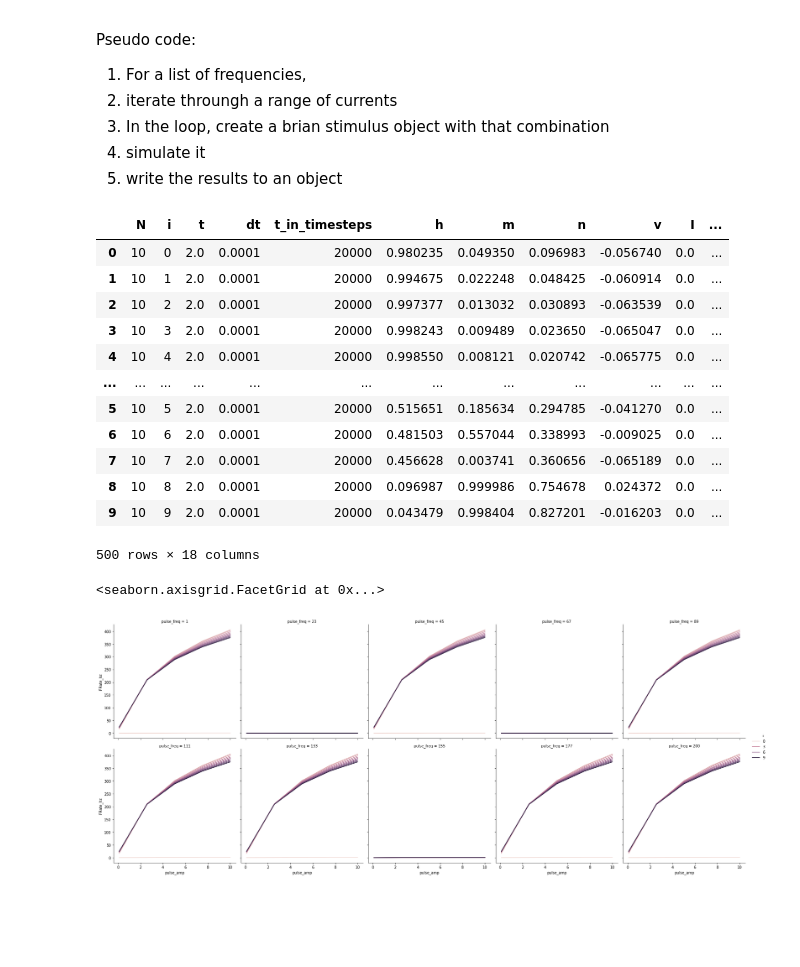
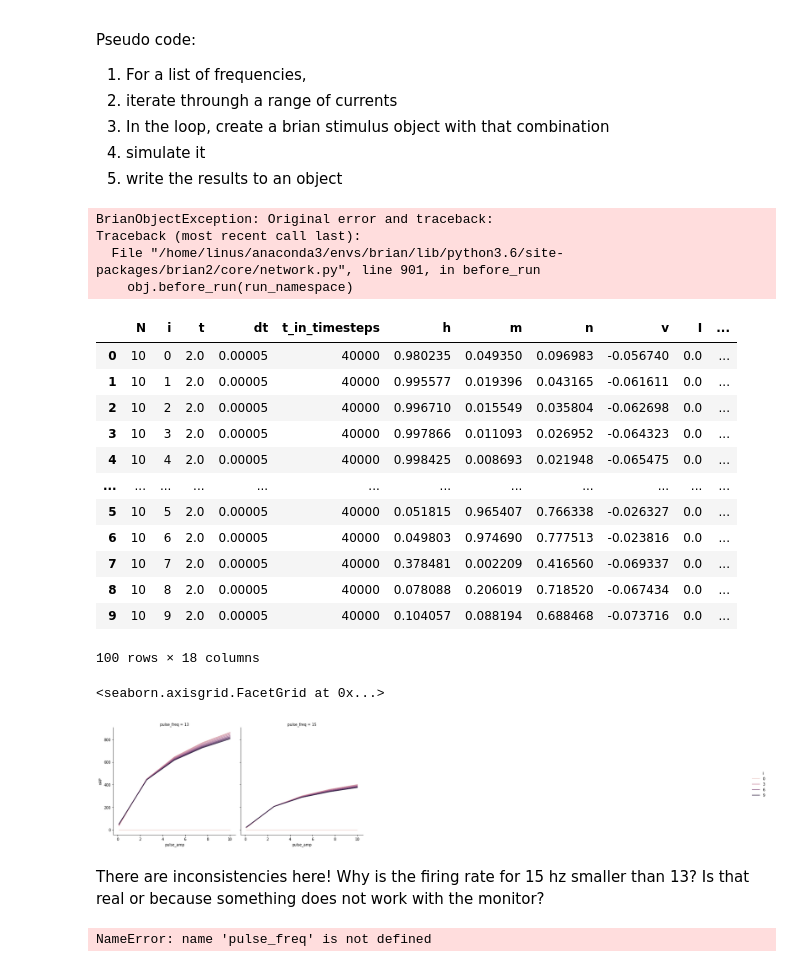
Before and after one commit to linusconrad/neurodynamics-learning, a Jupyter notebook: HHsandbox.ipynb, the cells around one changed output. Drawn from its saved outputs; the diff is of its cells as text; code cells hidden in the pictures; blank space fills up the shorter version.

Commit message:
broken something

```diff
--- a/HHsandbox.ipynb
+++ b/HHsandbox.ipynb
@@ -1120,9 +1119,10 @@ Pseudo code:
 5. write the results to an object
 # %%
 resultsfrqCC = []
+resultsts = []
 
 # assign the parameters of the stimulation
-freqoi = np.linspace(1,200,10, dtype = 'int')
+freqoi = [13,15] #np.linspace(1,23,10, dtype = 'int')
 ampoi = np.linspace(0.1,10,5)
 pwidth = 0.3     #width for pulse generator
 runtime = 2000   # time to run pulse generation and experi
@@ -1141,9 +1141,10 @@ for freq in freqoi:
         # create the neurons
         N = 10
         group = NeuronGroup(N, eqs_HH_area,
-                    threshold='v > -40*mV',
-                    refractory='v > -40*mV',
-                    method='exponential_euler')
+                           threshold='v > -0*mV',
+                           refractory='v > -0*mV',
+                           method='exponential_euler',
+                           dt = 5e-05*second)
         group.I = 0.00*namp # start with no stimulation
         group.v = -64.8*mV # start with no stimulation
         group.dens_na = np.linspace(0.1,200,N)*msiemens*cm**-2
@@ -1152,41 +1153,54 @@ for freq in freqoi:
         #run the simulation
         loopnet = Network(group, spikemon)
         loopnet.run(runtime*ms)
-
         # assign the results
         loopresult = tidy_byN(group, spikemon)
         loopresult['pulse_freq'] = [freq]*len(loopresult['v'])
         loopresult['pulse_amp'] = [stimamp]*len(loopresult['v'])
         loopresult['pulse_width'] = [pwidth]*len(loopresult['v'])
-
+        # assign the timeseries
+        loopts = tidy_v(statemon)
+        loopts['pulse_freq'] = [freq]*len(loopts['v'])
+        loopts['pulse_amp'] = [stimamp]*len(loopts['v'])
+        loopts['pulse_width'] = [pwidth]*len(loopts['v'])
         resultsfrqCC.append(loopresult)
+        resultsts.append(loopts)
+# %% [output]
+BrianObjectException: Original error and traceback:
+Traceback (most recent call last):
+  File "/home/linus/anaconda3/envs/brian/lib/python3.6/site-packages/brian2/core/network.py", line 901, in before_run
+    obj.before_run(run_namespace)
 # %%
 resultsfrqCC = pd.concat(resultsfrqCC)
 # %%
 resultsfrqCC
 # %% [output]
 |  | N | i | t | dt | t_in_timesteps | h | m | n | v | I | ... |
-| 0 | 10 | 0 | 2.0 | 0.0001 | 20000 | 0.980235 | 0.049350 | 0.096983 | -0.056740 | 0.0 | ... |
-| 1 | 10 | 1 | 2.0 | 0.0001 | 20000 | 0.994675 | 0.022248 | 0.048425 | -0.060914 | 0.0 | ... |
-| 2 | 10 | 2 | 2.0 | 0.0001 | 20000 | 0.997377 | 0.013032 | 0.030893 | -0.063539 | 0.0 | ... |
-| 3 | 10 | 3 | 2.0 | 0.0001 | 20000 | 0.998243 | 0.009489 | 0.023650 | -0.065047 | 0.0 | ... |
-| 4 | 10 | 4 | 2.0 | 0.0001 | 20000 | 0.998550 | 0.008121 | 0.020742 | -0.065775 | 0.0 | ... |
+| 0 | 10 | 0 | 2.0 | 0.00005 | 40000 | 0.980235 | 0.049350 | 0.096983 | -0.056740 | 0.0 | ... |
+| 1 | 10 | 1 | 2.0 | 0.00005 | 40000 | 0.995577 | 0.019396 | 0.043165 | -0.061611 | 0.0 | ... |
+| 2 | 10 | 2 | 2.0 | 0.00005 | 40000 | 0.996710 | 0.015549 | 0.035804 | -0.062698 | 0.0 | ... |
+| 3 | 10 | 3 | 2.0 | 0.00005 | 40000 | 0.997866 | 0.011093 | 0.026952 | -0.064323 | 0.0 | ... |
+| 4 | 10 | 4 | 2.0 | 0.00005 | 40000 | 0.998425 | 0.008693 | 0.021948 | -0.065475 | 0.0 | ... |
 | ... | ... | ... | ... | ... | ... | ... | ... | ... | ... | ... | ... |
-| 5 | 10 | 5 | 2.0 | 0.0001 | 20000 | 0.515651 | 0.185634 | 0.294785 | -0.041270 | 0.0 | ... |
-| 6 | 10 | 6 | 2.0 | 0.0001 | 20000 | 0.481503 | 0.557044 | 0.338993 | -0.009025 | 0.0 | ... |
-| 7 | 10 | 7 | 2.0 | 0.0001 | 20000 | 0.456628 | 0.003741 | 0.360656 | -0.065189 | 0.0 | ... |
-| 8 | 10 | 8 | 2.0 | 0.0001 | 20000 | 0.096987 | 0.999986 | 0.754678 | 0.024372 | 0.0 | ... |
-| 9 | 10 | 9 | 2.0 | 0.0001 | 20000 | 0.043479 | 0.998404 | 0.827201 | -0.016203 | 0.0 | ... |
+| 5 | 10 | 5 | 2.0 | 0.00005 | 40000 | 0.051815 | 0.965407 | 0.766338 | -0.026327 | 0.0 | ... |
+| 6 | 10 | 6 | 2.0 | 0.00005 | 40000 | 0.049803 | 0.974690 | 0.777513 | -0.023816 | 0.0 | ... |
+| 7 | 10 | 7 | 2.0 | 0.00005 | 40000 | 0.378481 | 0.002209 | 0.416560 | -0.069337 | 0.0 | ... |
+| 8 | 10 | 8 | 2.0 | 0.00005 | 40000 | 0.078088 | 0.206019 | 0.718520 | -0.067434 | 0.0 | ... |
+| 9 | 10 | 9 | 2.0 | 0.00005 | 40000 | 0.104057 | 0.088194 | 0.688468 | -0.073716 | 0.0 | ... |
-500 rows × 18 columns
+100 rows × 18 columns
 # %%
 # plot an injected current/Firing rate plot for every frequency, colour by neuron
 sns.relplot(data = resultsfrqCC,
            col = 'pulse_freq',
            col_wrap = 5,
            x = 'pulse_amp',
-           y = 'FRate_hz',
+           y = 'nAP',
            hue = 'i',
            kind = 'line')
 # %% [output]
 <seaborn.axisgrid.FacetGrid at 0x...>
-[figure, old version]
+[figure, new version]
+# %% [markdown]
+There are inconsistencies here!
+Why is the firing rate for 15 hz smaller than 13?
+Is that real or because something does not work with the monitor?
@@ -1192,0 +1209,4 @@ sns.relplot(data = resultsfrqCC,
+# %%
+resultsts.query(pulse_freq)
+# %% [output]
+NameError: name 'pulse_freq' is not defined
```
Also changed, not shown: parts of 4 cells of this notebook.
